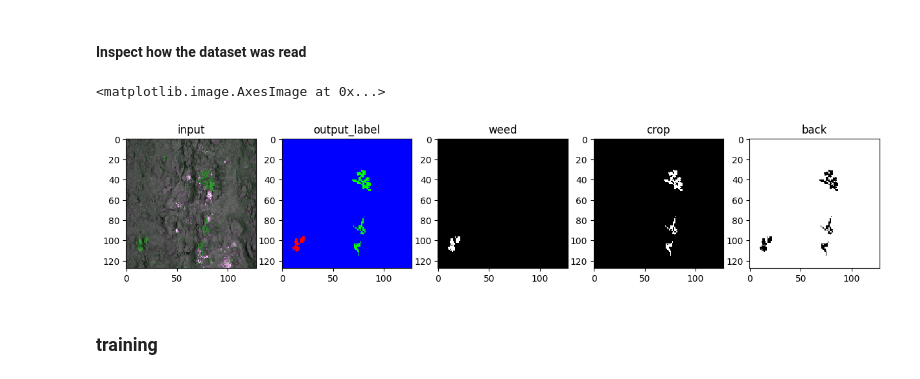
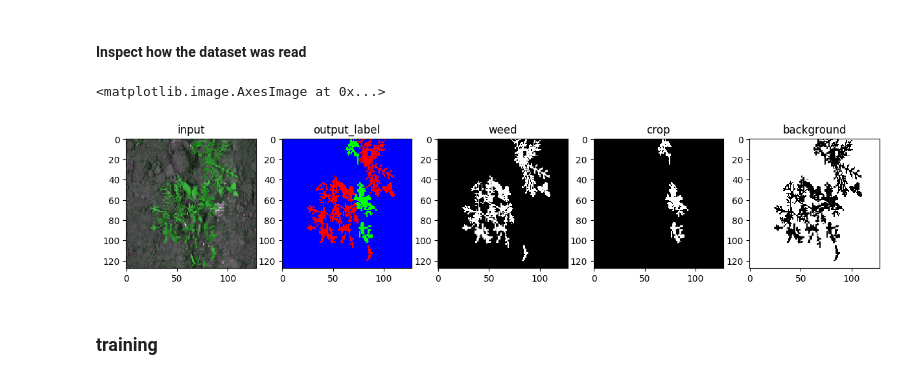
Before and after one commit to totti0223/deep_learning_for_biologists_with_keras, a Jupyter notebook: notebooks/crop_weed_semantic_segmentation.ipynb, the cells around one changed output. Saved outputs shown, nothing was run; the diff lists cells and outputs as text; code cells hidden in the pictures.

```diff
--- a/notebooks/crop_weed_semantic_segmentation.ipynb
+++ b/notebooks/crop_weed_semantic_segmentation.ipynb
@@ -580,35 +580,35 @@ print(test_y.shape)
 # %% [markdown]
 #### Inspect how the dataset was read
 # %%
-n = 12
+n = 3
 
 plt.figure(figsize=(15,3))
 plt.subplot(1,5,1)
 plt.title("input")
 plt.imshow(train_x[n])
 
 plt.subplot(1,5,2)
 plt.title("output_label")
 img = np.reshape(train_y[n, :],(128,128,3))
 plt.imshow(img,)
 
 plt.subplot(1,5,3)
 plt.title("weed")
 img = np.reshape(train_y[n, :, 0],(128,128))
 plt.imshow(img,cmap="gray")
 
 plt.subplot(1,5,4)
 plt.title("crop")
 img = np.reshape(train_y[n, :, 1],(128,128))
 plt.imshow(img,cmap="gray")
 
 plt.subplot(1,5,5)
-plt.title("back")
+plt.title("background")
 img = np.reshape(train_y[n, :, 2],(128,128))
 plt.imshow(img,cmap="gray")
 # %% [output]
 <matplotlib.image.AxesImage at 0x...>
-[figure, old version]
+[figure, new version]
 # %% [markdown]
 ### training
 # %%
```
Also changed, not shown: parts of 10 cells of this notebook.
